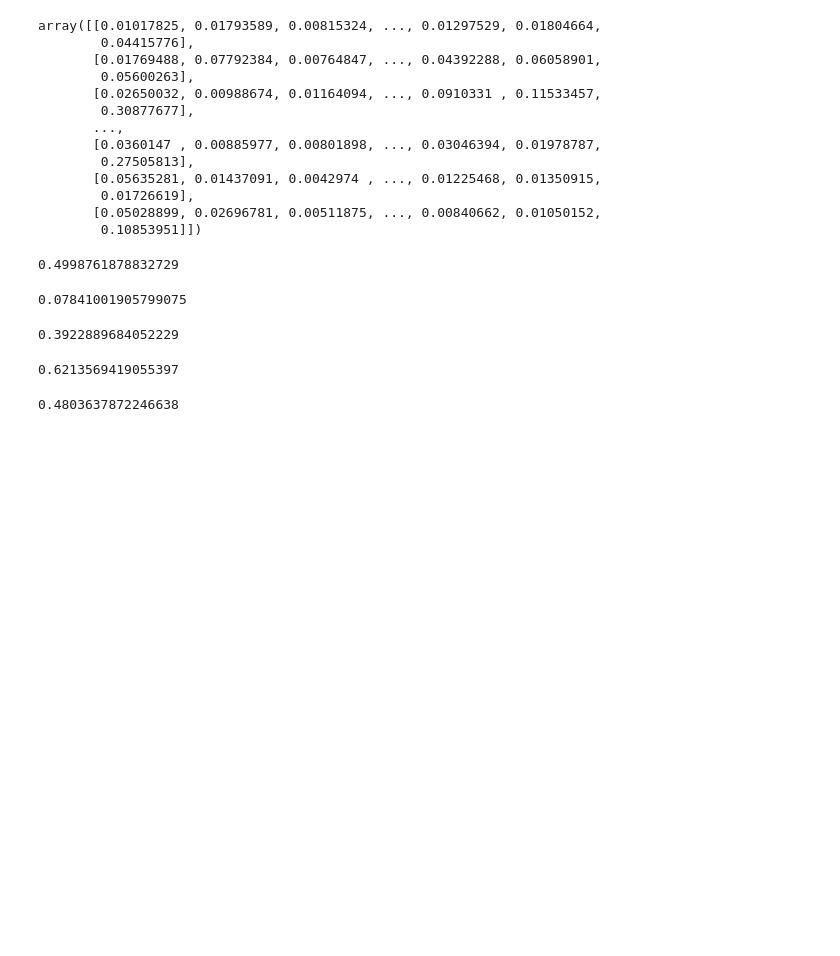
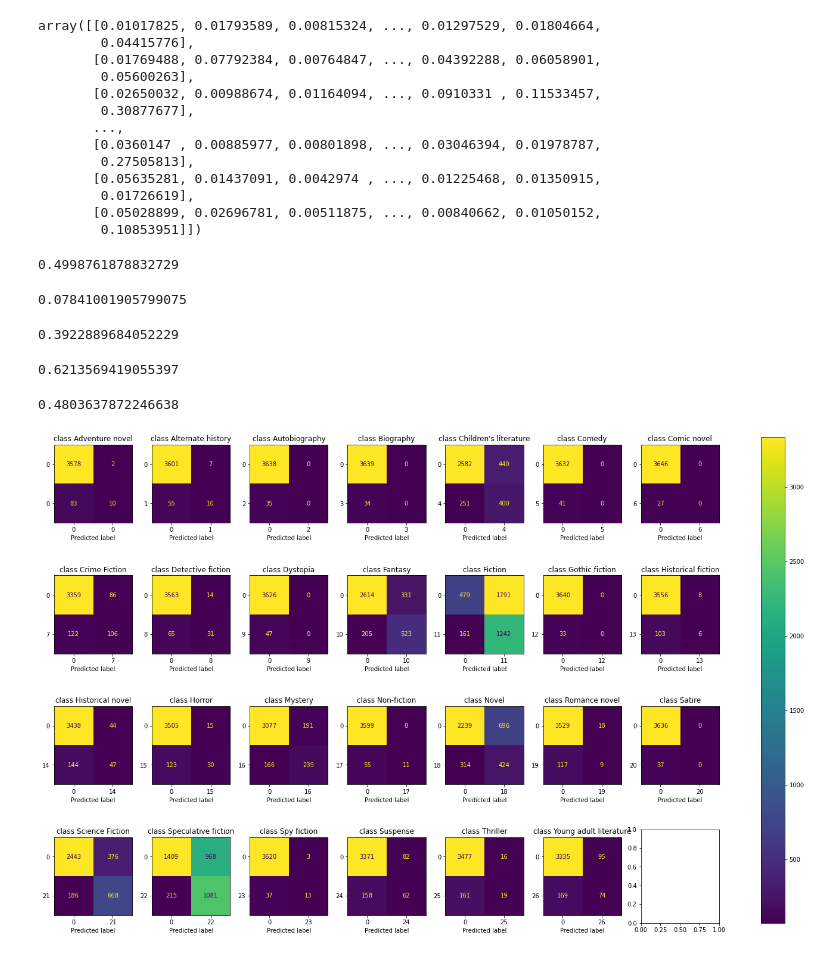
Before and after one commit to peterP1998/BookClassification, a Jupyter notebook: models/MLLogisticRegression.ipynb, the cells around one changed output. Cells and saved outputs as stored; diff of their text form; code cells hidden in the pictures; blank space fills up the shorter version.

```diff
--- a/models/MLLogisticRegression.ipynb
+++ b/models/MLLogisticRegression.ipynb
@@ -108,3 +108,23 @@ Precision(labels_test, y_pred_new)
 Recall(labels_test, y_pred_new)
 # %% [output]
 0.4803637872246638
+# %%
+from sklearn.metrics import confusion_matrix, ConfusionMatrixDisplay
+import matplotlib.pyplot as plt
+classes = multilabel_binarizer.classes_
+f, axes = plt.subplots(4, 7, figsize=(25, 15))
+axes = axes.ravel()
+for i in range(27):
+    disp = ConfusionMatrixDisplay(confusion_matrix(labels_test[:, i],
+                                                   y_pred_new[:, i]),
+                                  display_labels=[0, i])
+    disp.plot(ax=axes[i], values_format='.4g')
+    disp.ax_.set_title(f'class {classes[i]}')
+    disp.ax_.set_ylabel('')
+    disp.im_.colorbar.remove()
+
+plt.subplots_adjust(wspace=0.25, hspace=0.4)
+f.colorbar(disp.im_, ax=axes)
+plt.show()
+# %% [output]
+[figure, added]
```
Also changed, not shown: 1 other file.
